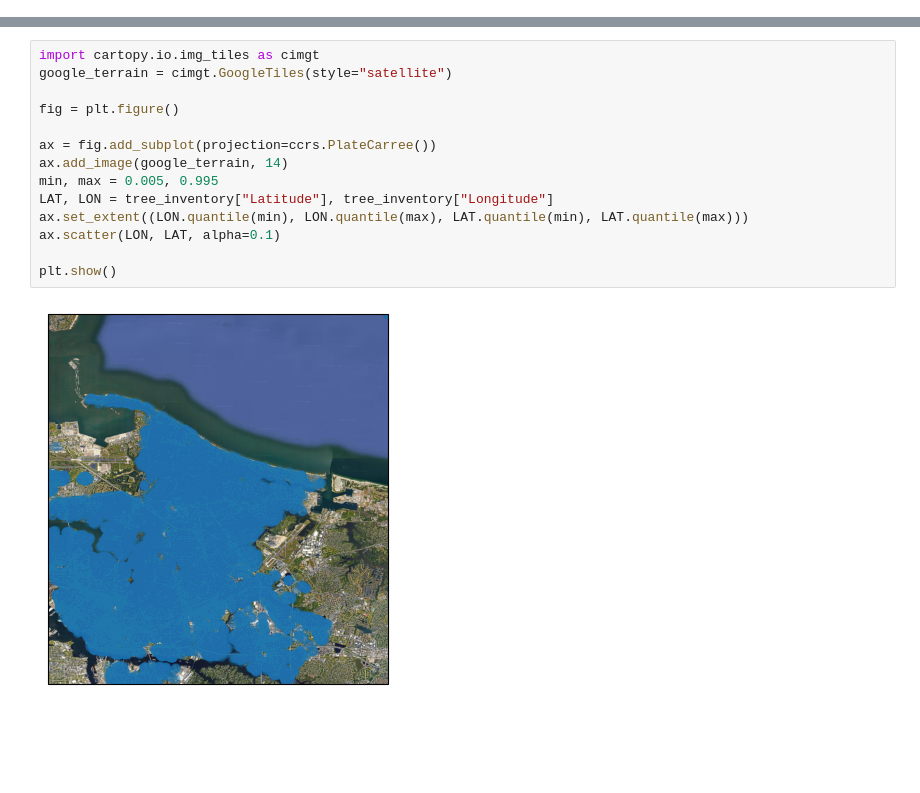
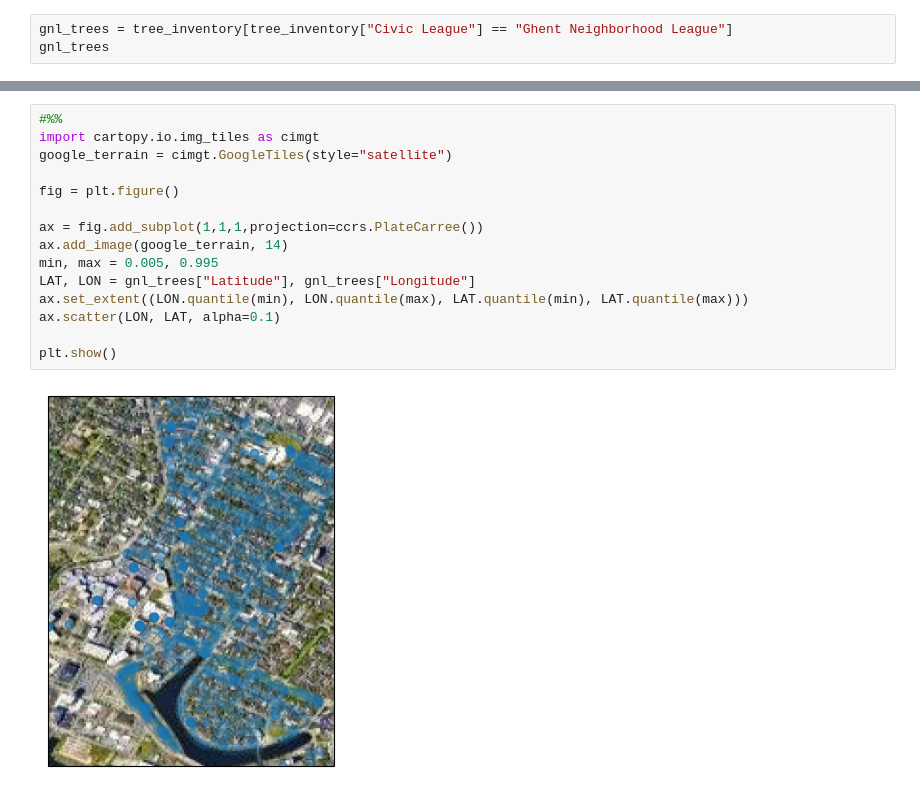
Before and after one commit to jedelman/WorkOrders, a Jupyter notebook: sandbox.ipynb, the cells around one changed output, grey strips where cells are left out. Saved outputs shown, nothing was run; the diff lists cells and outputs as text; blank space fills up the shorter version.

```diff
--- a/sandbox.ipynb
+++ b/sandbox.ipynb
@@ -13,0 +29,3 @@ This warnings indicates broken support for the dtype!
+# %%
+gnl_trees = tree_inventory[tree_inventory["Civic League"] == "Ghent Neighborhood League"]
+gnl_trees
@@ -14,16 +64,17 @@ This warnings indicates broken support for the dtype!
 # %%
+#%%
 import cartopy.io.img_tiles as cimgt
 google_terrain = cimgt.GoogleTiles(style="satellite")
 
 fig = plt.figure()
 
-ax = fig.add_subplot(projection=ccrs.PlateCarree())
+ax = fig.add_subplot(1,1,1,projection=ccrs.PlateCarree())
 ax.add_image(google_terrain, 14)
 min, max = 0.005, 0.995
-LAT, LON = tree_inventory["Latitude"], tree_inventory["Longitude"]
+LAT, LON = gnl_trees["Latitude"], gnl_trees["Longitude"]
 ax.set_extent((LON.quantile(min), LON.quantile(max), LAT.quantile(min), LAT.quantile(max)))
 ax.scatter(LON, LAT, alpha=0.1)
 
 plt.show()
 # %% [output]
-[figure, old version]
+[figure, new version]
```
Also changed, not shown: parts of 4 cells of this notebook.
